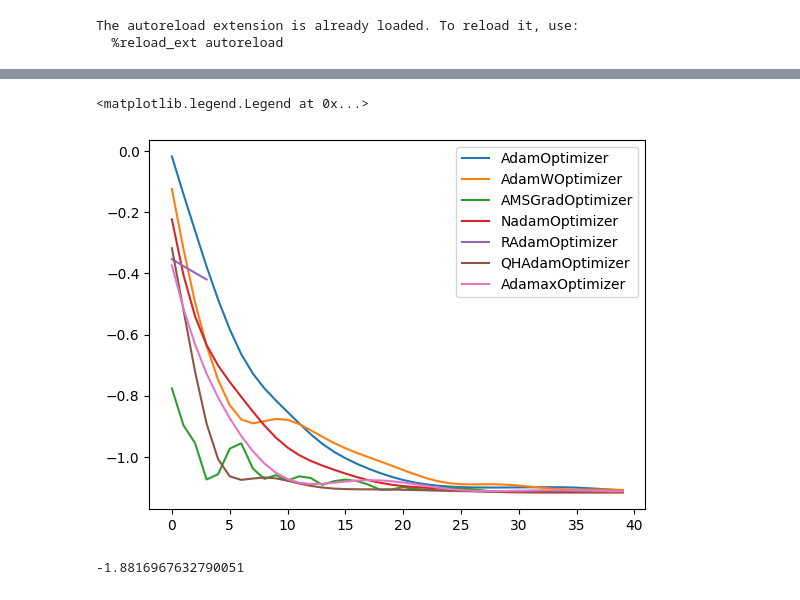
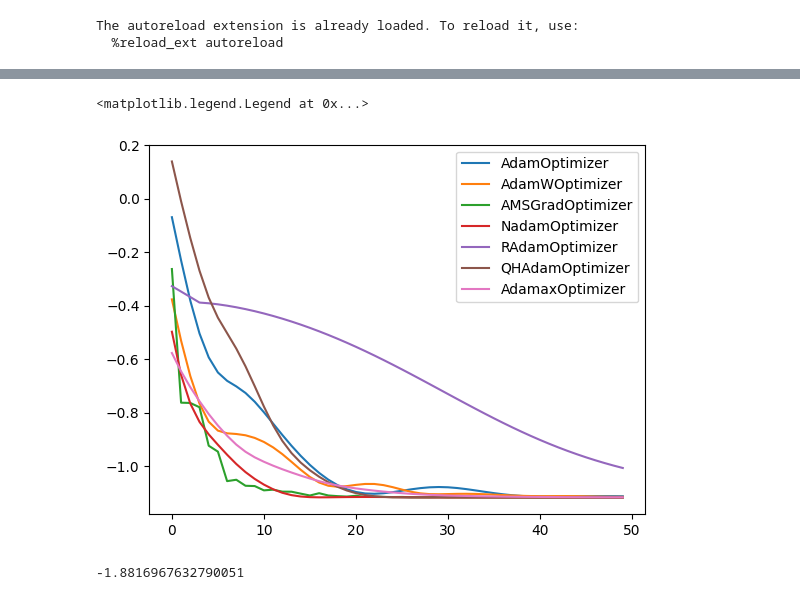
Before and after one commit to NAIST-Archlab/QNG-Benchmark, a Jupyter notebook: vqe/qevocircuit_H2_631g.ipynb, the cells around one changed output, grey strips where cells are left out. Saved outputs shown, nothing was run; the diff lists cells and outputs as text; code cells hidden in the pictures.

```diff
--- a/vqe/qevocircuit_H2_631g.ipynb
+++ b/vqe/qevocircuit_H2_631g.ipynb
@@ -37,7 +37,7 @@ def vqe(opt, num_layers):
 
 
     # VQE Optimization Loop
-    max_iterations = 100
+    max_iterations = 400
 
     E_fci = -1.136189454088
     costs = []
@@ -91,11 +70,11 @@ This is pow2
 # %%
 import matplotlib.pyplot as plt
 for j, optimizer_func in enumerate(optimizer_funcs):
-    plt.plot(costss[j], label = optimizer_func.__name__)
+    plt.plot(costss[j][:50], label = optimizer_func.__name__)
 plt.legend()
 # %% [output]
 <matplotlib.legend.Legend at 0x...>
-[figure, old version]
+[figure, new version]
 # %%
 drawer = qml.draw(chain_zxz_pennylane_func)(thetas)
 print(drawer)
```
Also changed, not shown: parts of 1 cell of this notebook, 7 other files.
